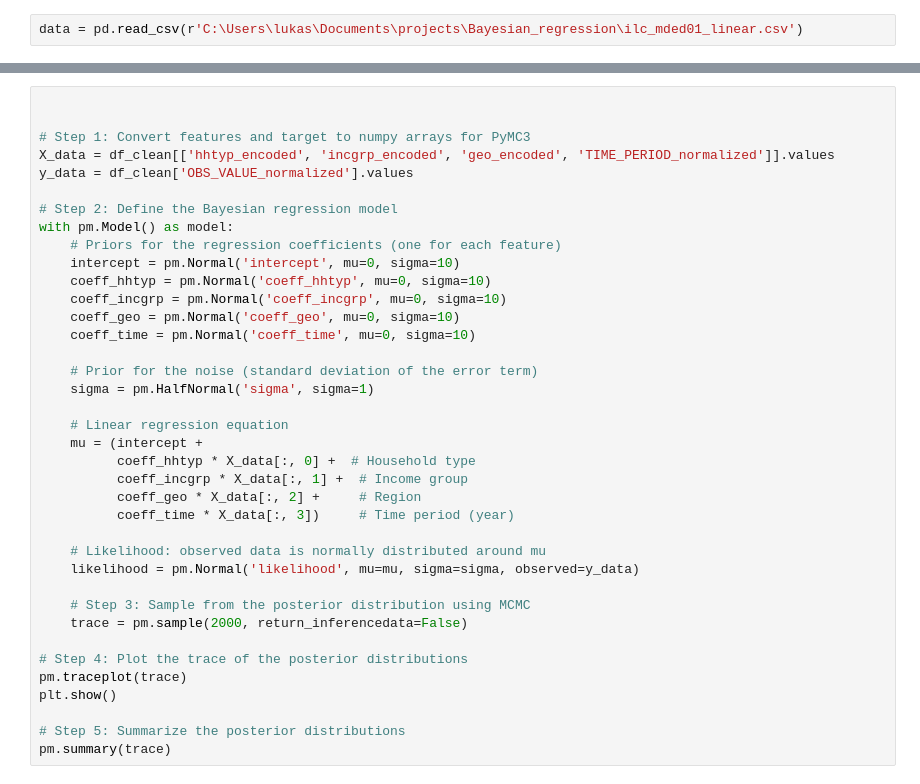
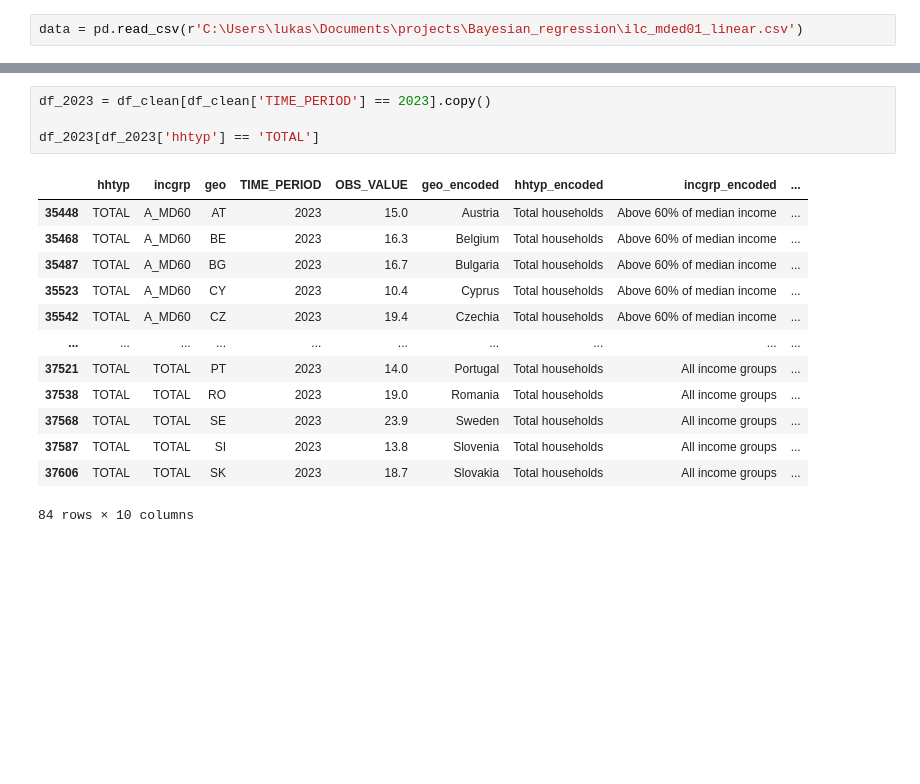
Before and after one commit to LSzubelak/ls-projects, a Jupyter notebook: Bayesian_regression_tutorial/Bayesian_regression.ipynb, the cells around one changed output, grey strips where cells are left out. Saved outputs shown, nothing was run; the diff lists cells and outputs as text; blank space fills up the shorter version.

```diff
--- a/Bayesian_regression_tutorial/Bayesian_regression.ipynb
+++ b/Bayesian_regression_tutorial/Bayesian_regression.ipynb
@@ -193,38 +144,18 @@ plt.show()
-# %%
-
-
-# Step 1: Convert features and target to numpy arrays for PyMC3
-X_data = df_clean[['hhtyp_encoded', 'incgrp_encoded', 'geo_encoded', 'TIME_PERIOD_normalized']].values
-y_data = df_clean['OBS_VALUE_normalized'].values
-
-# Step 2: Define the Bayesian regression model
-with pm.Model() as model:
-    # Priors for the regression coefficients (one for each feature)
-    intercept = pm.Normal('intercept', mu=0, sigma=10)
-    coeff_hhtyp = pm.Normal('coeff_hhtyp', mu=0, sigma=10)
-    coeff_incgrp = pm.Normal('coeff_incgrp', mu=0, sigma=10)
-    coeff_geo = pm.Normal('coeff_geo', mu=0, sigma=10)
-    coeff_time = pm.Normal('coeff_time', mu=0, sigma=10)
-
-    # Prior for the noise (standard deviation of the error term)
-    sigma = pm.HalfNormal('sigma', sigma=1)
-
-    # Linear regression equation
-    mu = (intercept +
-          coeff_hhtyp * X_data[:, 0] +  # Household type
-          coeff_incgrp * X_data[:, 1] +  # Income group
-          coeff_geo * X_data[:, 2] +     # Region
-          coeff_time * X_data[:, 3])     # Time period (year)
-
-    # Likelihood: observed data is normally distributed around mu
-    likelihood = pm.Normal('likelihood', mu=mu, sigma=sigma, observed=y_data)
-
-    # Step 3: Sample from the posterior distribution using MCMC
-    trace = pm.sample(2000, return_inferencedata=False)
-
-# Step 4: Plot the trace of the posterior distributions
-pm.traceplot(trace)
-plt.show()
-
-# Step 5: Summarize the posterior distributions
-pm.summary(trace)
+# %%
+df_2023 = df_clean[df_clean['TIME_PERIOD'] == 2023].copy()
+
+df_2023[df_2023['hhtyp'] == 'TOTAL']
+# %% [output]
+|  | hhtyp | incgrp | geo | TIME_PERIOD | OBS_VALUE | geo_encoded | hhtyp_encoded | incgrp_encoded | ... |
+| 35448 | TOTAL | A_MD60 | AT | 2023 | 15.0 | Austria | Total households | Above 60% of median income | ... |
+| 35468 | TOTAL | A_MD60 | BE | 2023 | 16.3 | Belgium | Total households | Above 60% of median income | ... |
+| 35487 | TOTAL | A_MD60 | BG | 2023 | 16.7 | Bulgaria | Total households | Above 60% of median income | ... |
+| 35523 | TOTAL | A_MD60 | CY | 2023 | 10.4 | Cyprus | Total households | Above 60% of median income | ... |
+| 35542 | TOTAL | A_MD60 | CZ | 2023 | 19.4 | Czechia | Total households | Above 60% of median income | ... |
+| ... | ... | ... | ... | ... | ... | ... | ... | ... | ... |
+| 37521 | TOTAL | TOTAL | PT | 2023 | 14.0 | Portugal | Total households | All income groups | ... |
+| 37538 | TOTAL | TOTAL | RO | 2023 | 19.0 | Romania | Total households | All income groups | ... |
+| 37568 | TOTAL | TOTAL | SE | 2023 | 23.9 | Sweden | Total households | All income groups | ... |
+| 37587 | TOTAL | TOTAL | SI | 2023 | 13.8 | Slovenia | Total households | All income groups | ... |
+| 37606 | TOTAL | TOTAL | SK | 2023 | 18.7 | Slovakia | Total households | All income groups | ... |
+84 rows × 10 columns
```
Also changed, not shown: parts of 8 cells of this notebook, 2 other files.
